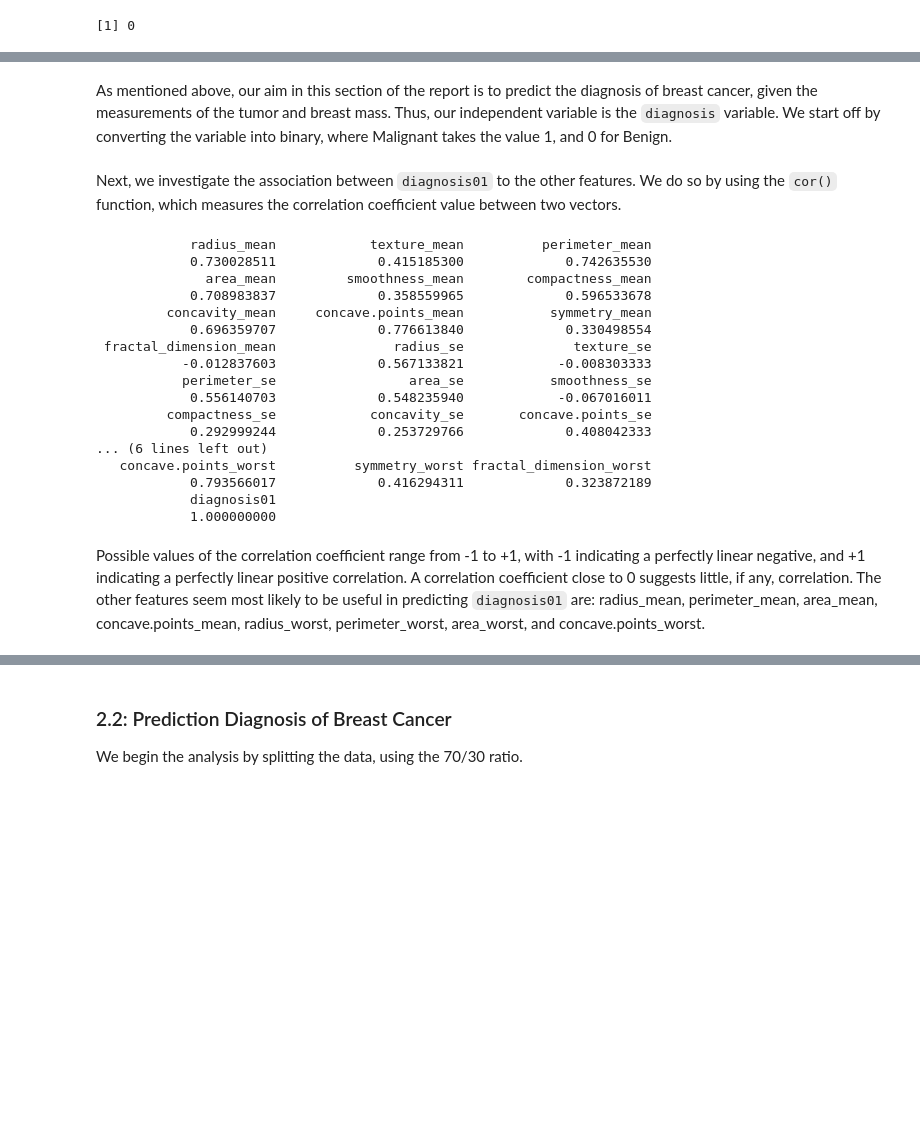
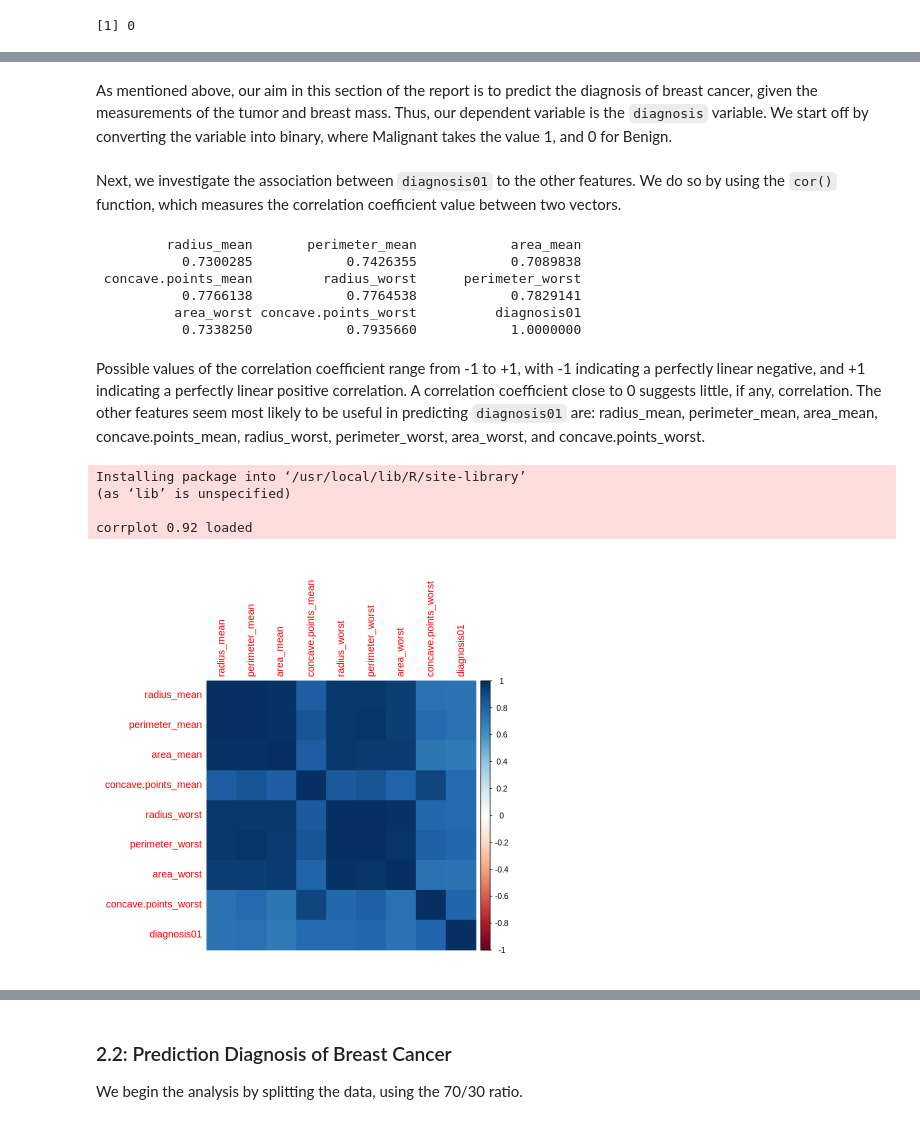
Before and after one commit to nuraishasb/supervisedML, a Jupyter notebook: R_supervisedML.ipynb, the cells around one changed output, grey strips where cells are left out. Drawn from its saved outputs; the diff is of its cells as text; code cells hidden in the pictures; blank space fills up the shorter version.

```diff
--- a/R_supervisedML.ipynb
+++ b/R_supervisedML.ipynb
@@ -19,4 +19,6 @@ install.packages("googledrive")
 library(googledrive)
 drive_auth(use_oob = TRUE)
 
-data <- read.csv('/content/breastcancer.csv')
+drive_download("breastcancer.csv", path = "breastcancer.csv")
+
+data <- read.csv("breastcancer.csv")
@@ -65,5 +75,5 @@ table(BC$diagnosis)
 # %% [markdown]
-As mentioned above, our aim in this section of the report is to predict the diagnosis of breast cancer, given the measurements of the tumor and breast mass. Thus, our independent variable is the `diagnosis` variable. We start off by converting the variable into binary, where Malignant takes the value 1, and 0 for Benign.
+As mentioned above, our aim in this section of the report is to predict the diagnosis of breast cancer, given the measurements of the tumor and breast mass. Thus, our dependent variable is the `diagnosis` variable. We start off by converting the variable into binary, where Malignant takes the value 1, and 0 for Benign.
 # %%
 #convert `diagnosis` to binary: benign and malignant
 diagnosis01 <-  rep(0, length(BC$diagnosis)) #create vector of 0s of length `diagnosis`
@@ -72,26 +82,30 @@ BC <- data.frame(BC, diagnosis01) #adding to the data frame
 # %% [markdown]
 Next, we investigate the association between `diagnosis01` to the other features. We do so by using the `cor()` function, which measures the correlation coefficient value between two vectors.
 # %%
-cor <- cor(BC[,-1:-2]) #correlation of data set, excluding columns 1 and 2
+cor <- cor(BC[,-1]) #correlation of data set, excluding columns 1
 results <- as.table(cor[,31]) #table of correlations between `diagnosis1' with other variables
-results
+results[abs(results) > 0.7] #high correlations
 # %% [output]
-            radius_mean            texture_mean          perimeter_mean
-            0.730028511             0.415185300             0.742635530
-              area_mean         smoothness_mean        compactness_mean
-            0.708983837             0.358559965             0.596533678
-         concavity_mean     concave.points_mean           symmetry_mean
-            0.696359707             0.776613840             0.330498554
- fractal_dimension_mean               radius_se              texture_se
-           -0.012837603             0.567133821            -0.008303333
-           perimeter_se                 area_se           smoothness_se
-            0.556140703             0.548235940            -0.067016011
-         compactness_se            concavity_se       concave.points_se
-            0.292999244             0.253729766             0.408042333
-... (6 lines left out)
-   concave.points_worst          symmetry_worst fractal_dimension_worst
-            0.793566017             0.416294311             0.323872189
-            diagnosis01
-            1.000000000
+         radius_mean       perimeter_mean            area_mean
+           0.7300285            0.7426355            0.7089838
+ concave.points_mean         radius_worst      perimeter_worst
+           0.7766138            0.7764538            0.7829141
+          area_worst concave.points_worst          diagnosis01
+           0.7338250            0.7935660            1.0000000
 # %% [markdown]
 Possible values of the correlation coefficient range from -1 to +1, with -1 indicating a perfectly linear negative, and +1 indicating a perfectly linear positive correlation. A correlation coefficient close to 0 suggests little, if any, correlation. The other features seem most likely to be useful in predicting `diagnosis01` are: radius_mean, perimeter_mean, area_mean, concave.points_mean, radius_worst, perimeter_worst, area_worst, and concave.points_worst.
+# %%
+#finding multicollinearity between independent variables
+df <- BC[,c("radius_mean","perimeter_mean","area_mean", "concave.points_mean", "radius_worst", "perimeter_worst", "area_worst", "concave.points_worst", "diagnosis01")]
+
+# Calculate the correlation matrix
+cor_matrix <- cor(df)
+install.packages("corrplot")
+library(corrplot)
+corrplot(cor_matrix, method="color")
+# %% [output]
+Installing package into ‘/usr/local/lib/R/site-library’
+(as ‘lib’ is unspecified)
+
+corrplot 0.92 loaded
+[figure, added]
```
Also changed, not shown: parts of 43 cells of this notebook.
